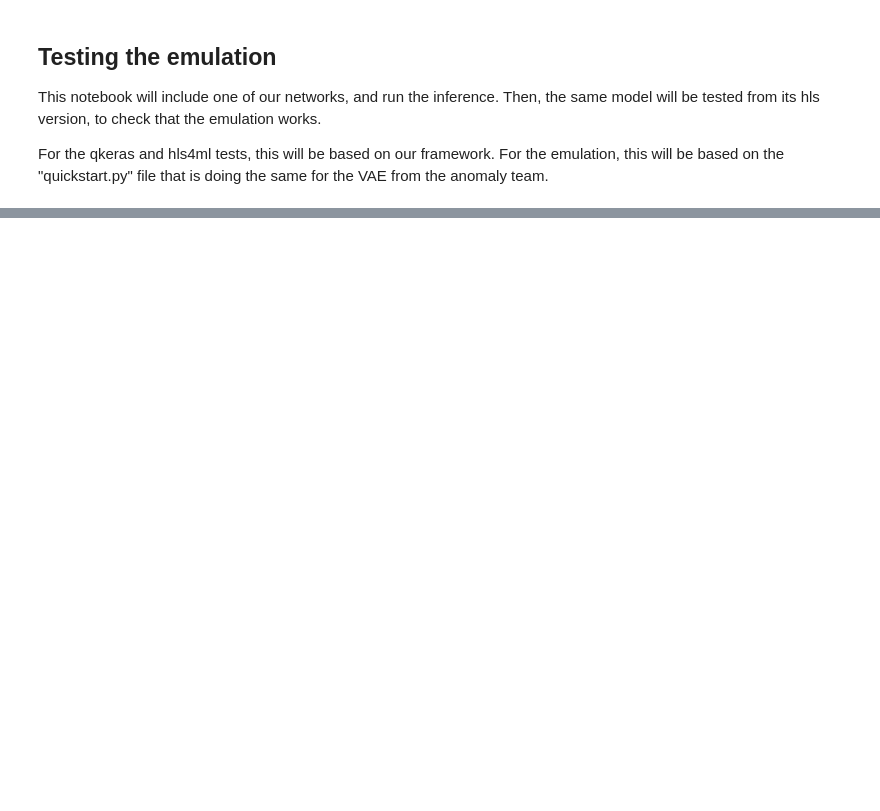
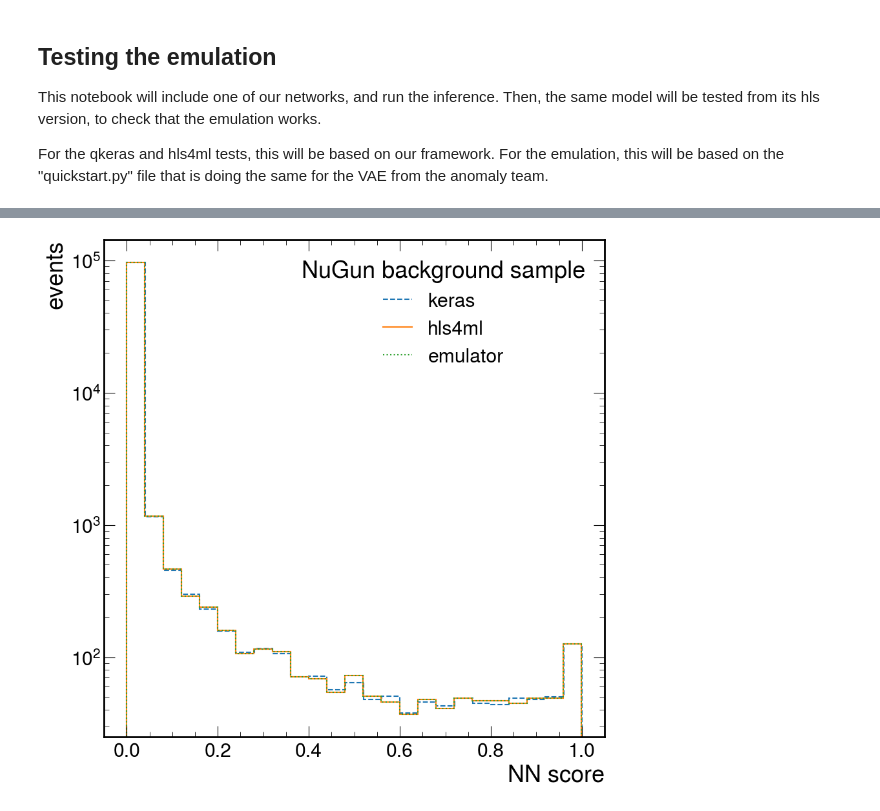
Before and after one commit to cms-l1-globaltrigger/mp7_ugt_legacy, a Jupyter notebook: firmware/hls/test_emulation.ipynb, the cells around one changed output, grey strips where cells are left out. Drawn from its saved outputs; the diff is of its cells as text; code cells hidden in the pictures; blank space fills up the shorter version.

```diff
--- a/firmware/hls/test_emulation.ipynb
+++ b/firmware/hls/test_emulation.ipynb
@@ -45,4 +45,8 @@ set_global_plotting_settings()
 # %%
 ### definitions
 
-keras_model = "/scratch/flabe/" + "hhtobbww/models/" + "onlymu_small_compressed_4folds_hw_bitshiftscaler"
+# we'll be using hw values
+data_file = "/scratch/flabe/data/h5/hw/NuGun_preprocessed.h5"
+
+# defining the keras model
+keras_model = "/scratch/flabe/" + "hhtobbww/models/" + "/newfwkbothchannel_small_compressed/info.yml"
@@ -48,0 +87,10 @@ keras_model = "/scratch/flabe/" + "hhtobbww/models/" + "onlymu_small_compressed_
+# %%
+# getting the pure keras prediction
+
+scaler = loadScaler( get_path_from_info(keras_model) + loadDictionary(keras_model)["scaler"] )
+#x = applyScalerAsBitshift(scaler, x_hw)
+x = []
+for one_x_hw in x_hw:
+    x.append ( emu.hwint_scaling(one_x_hw) )
+x = np.asarray(x)
+y_pred_keras = runInference(keras_model, x).flatten()
@@ -48,0 +103,6 @@ keras_model = "/scratch/flabe/" + "hhtobbww/models/" + "onlymu_small_compressed_
+# %%
+# getting the hls4ml prediction
+
+model = getModel(keras_model)
+hls4ml_model = convert_to_hls4ml(model, "tmp") # I should look into loading hls4ml models
+y_pred_hls4ml = hls4ml_model.predict(np.ascontiguousarray(x))
@@ -48,0 +131,22 @@ keras_model = "/scratch/flabe/" + "hhtobbww/models/" + "onlymu_small_compressed_
+# %%
+# getting the emulation prediction
+y_pred_emu = []
+
+for i in range(len(x_hw)):
+    y_pred_emu.append( emu.hwint_to_topo_score(x_hw[i]) )
+
+y_pred_emu = np.asarray(y_pred_emu)
+# %%
+fig, ax = plt.subplots()
+
+plotHist(y_pred_keras, label="keras", ax=ax, bins=25, linestyle="--")
+plotHist(y_pred_hls4ml, label="hls4ml", ax=ax, bins=25)
+plotHist(y_pred_emu, label="emulator", ax=ax, bins=25, linestyle=":")
+
+ax.set_yscale("log")
+ax.set_xlabel("NN score")
+
+plt.legend(title="NuGun background sample")
+plt.show()
+# %% [output]
+[figure, added]
```
Also changed, not shown: parts of 6 cells of this notebook, 5 other files.
